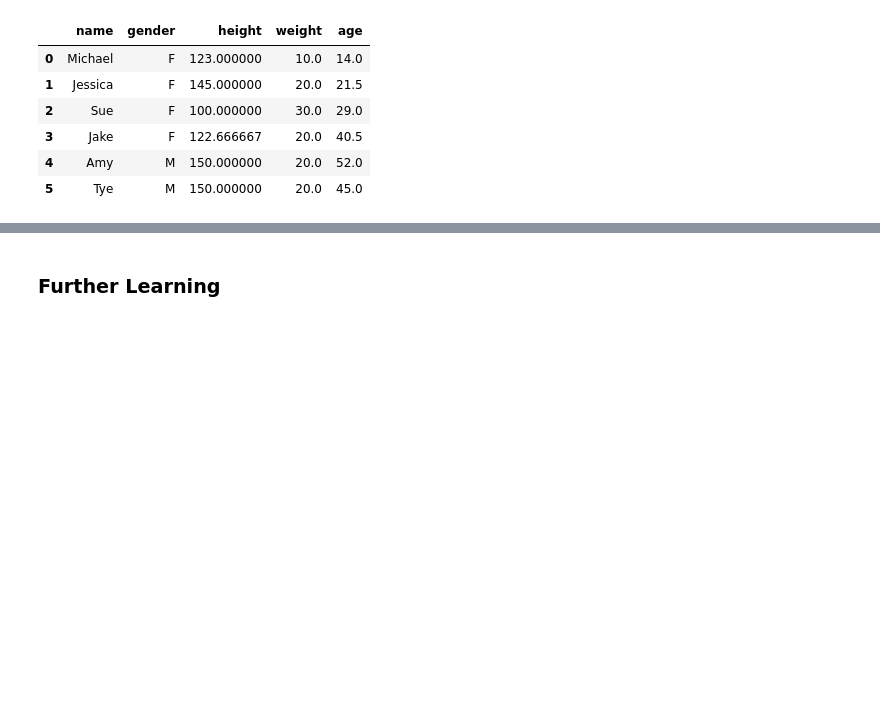
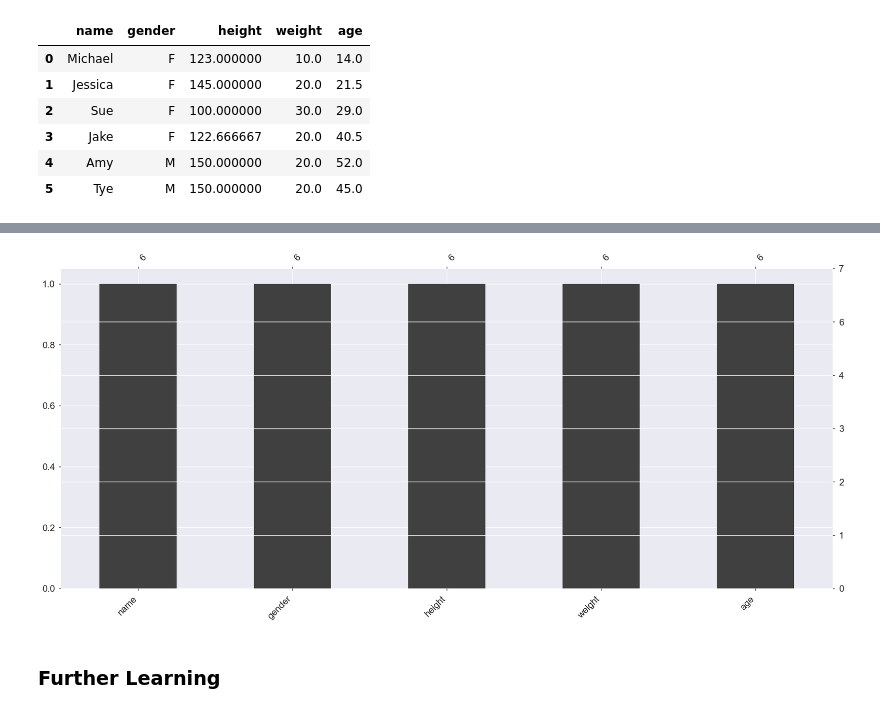
Before and after one commit to numanyilmaz/MissingData, a Jupyter notebook: missingData.ipynb, the cells around one changed output, grey strips where cells are left out. Drawn from its saved outputs; the diff is of its cells as text; code cells hidden in the pictures; blank space fills up the shorter version.

```diff
--- a/missingData.ipynb
+++ b/missingData.ipynb
@@ -235,3 +244,7 @@ df
+# %%
+msno.bar(df)
+# %% [output]
+[figure, added]
 # %% [markdown]
 ### Further Learning
 # %% [markdown]
```
Also changed, not shown: parts of 15 cells of this notebook.
